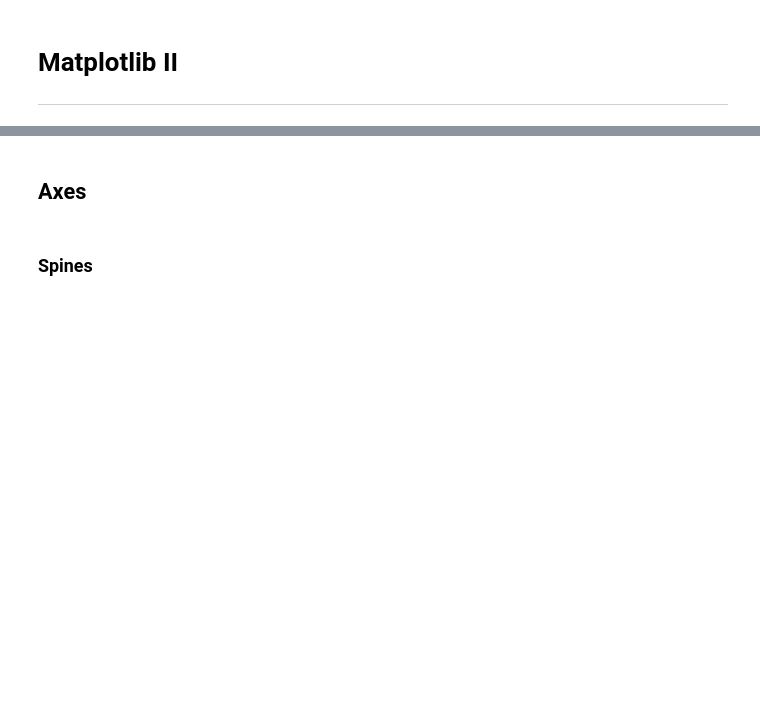
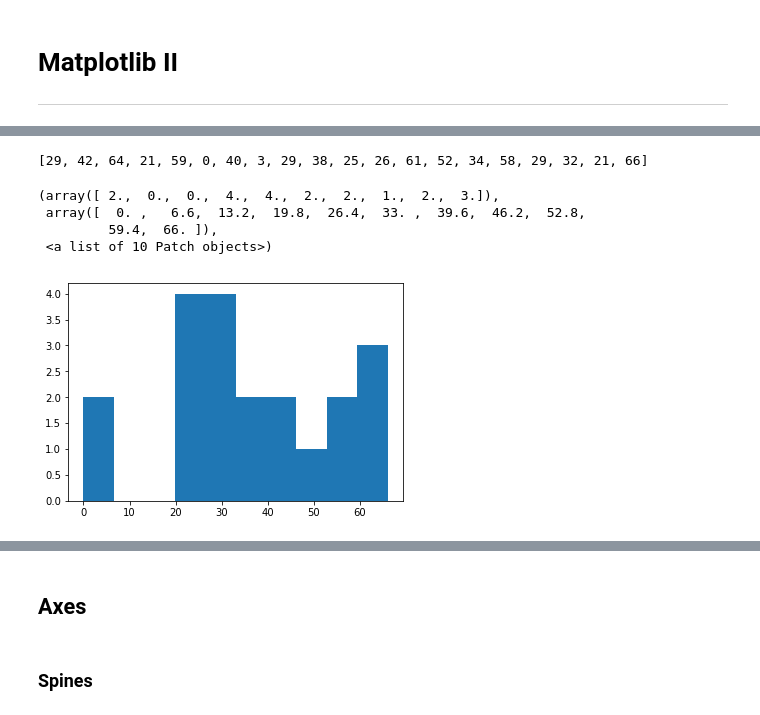
Before and after one commit to learningwithdg/datascience, a Jupyter notebook: Matplotlib II.ipynb, the cells around one changed output, grey strips where cells are left out. Drawn from its saved outputs; the diff is of its cells as text; code cells hidden in the pictures; blank space fills up the shorter version.

```diff
--- a/Matplotlib II.ipynb
+++ b/Matplotlib II.ipynb
@@ -47,0 +48,14 @@ plt.hist(values)
+# %%
+ages = [np.random.randint(70) for i in range(0, 20)]
+# %%
+ages
+# %% [output]
+[29, 42, 64, 21, 59, 0, 40, 3, 29, 38, 25, 26, 61, 52, 34, 58, 29, 32, 21, 66]
+# %%
+plt.hist(ages)
+# %% [output]
+(array([ 2.,  0.,  0.,  4.,  4.,  2.,  2.,  1.,  2.,  3.]),
+ array([  0. ,   6.6,  13.2,  19.8,  26.4,  33. ,  39.6,  46.2,  52.8,
+         59.4,  66. ]),
+ <a list of 10 Patch objects>)
+[figure, added]
```
Also changed, not shown: parts of 15 cells of this notebook, 5 other files.
